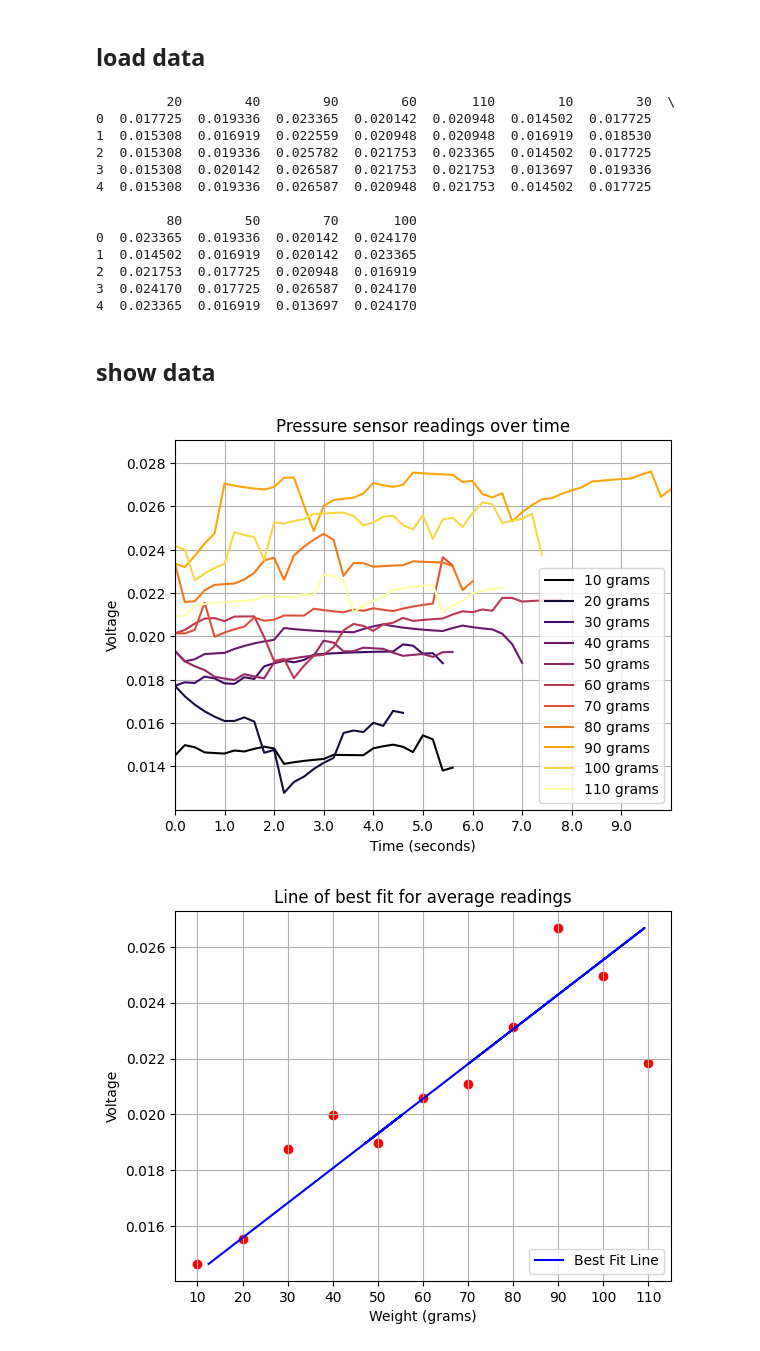
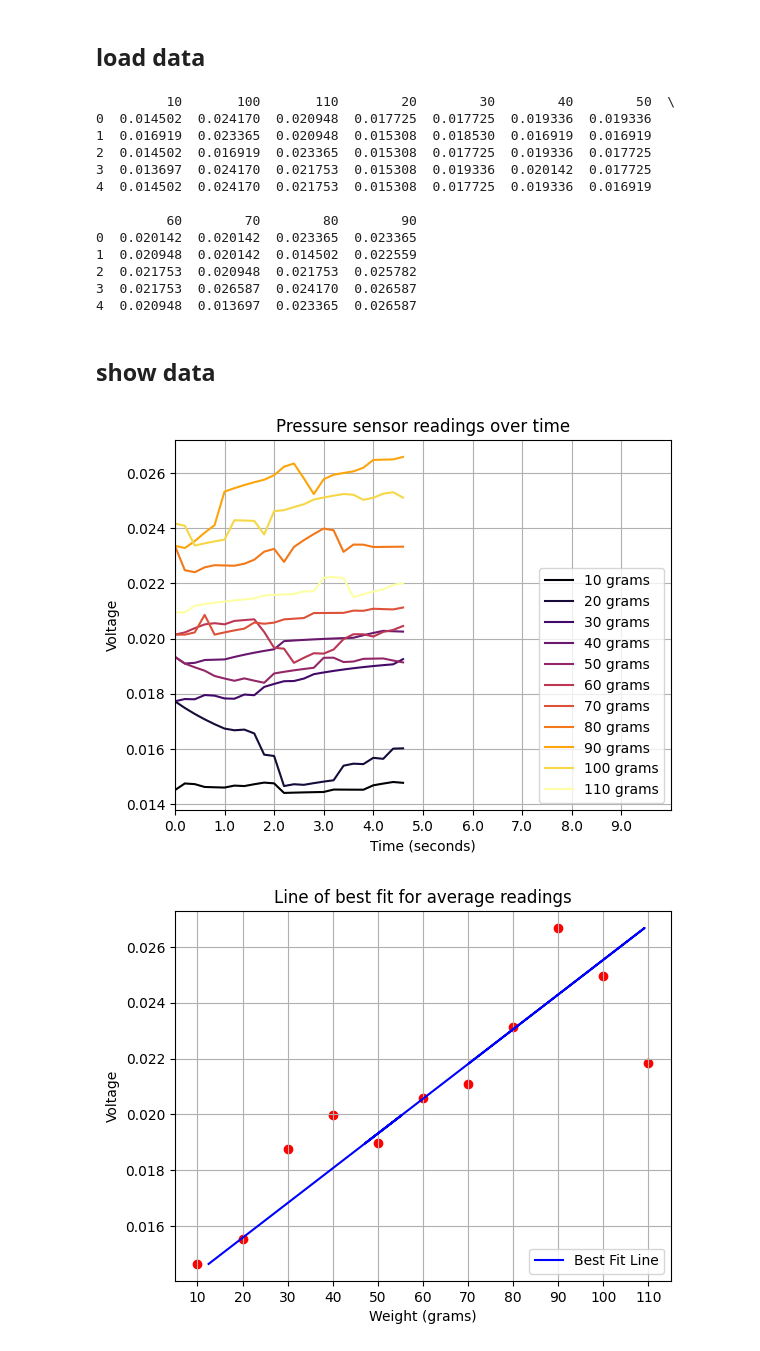
Before and after one commit to shepai/pico_weight_scales, a Jupyter notebook: Code/data vis/vis.ipynb, the cells around one changed output. Cells and saved outputs as stored; diff of their text form; code cells hidden in the pictures.

```diff
--- a/Code/data vis/vis.ipynb
+++ b/Code/data vis/vis.ipynb
@@ -6,7 +12,7 @@ import os
 # %% [markdown]
 ## load data
 # %%
-folder_path="/its/home/drs25/Documents/GitHub/pico_weight_scales/assets/data"
+folder_path=r"C:\Users\dexte\Documents\GitHub\pico_weight_scales\assets\data"
 def load_and_label_sensor_csvs(folder_path):
     all_dfs = []
 
@@ -23,47 +29,47 @@ df = load_and_label_sensor_csvs(folder_path)
 if df is not None:
     print(df.head())
 # %% [output]
-         20        40        90        60       110        10        30  \
-0  0.017725  0.019336  0.023365  0.020142  0.020948  0.014502  0.017725
-1  0.015308  0.016919  0.022559  0.020948  0.020948  0.016919  0.018530
-2  0.015308  0.019336  0.025782  0.021753  0.023365  0.014502  0.017725
-3  0.015308  0.020142  0.026587  0.021753  0.021753  0.013697  0.019336
-4  0.015308  0.019336  0.026587  0.020948  0.021753  0.014502  0.017725
+         10       100       110        20        30        40        50  \
+0  0.014502  0.024170  0.020948  0.017725  0.017725  0.019336  0.019336
+1  0.016919  0.023365  0.020948  0.015308  0.018530  0.016919  0.016919
+2  0.014502  0.016919  0.023365  0.015308  0.017725  0.019336  0.017725
+3  0.013697  0.024170  0.021753  0.015308  0.019336  0.020142  0.017725
+4  0.014502  0.024170  0.021753  0.015308  0.017725  0.019336  0.016919
 
-         80        50        70       100
-0  0.023365  0.019336  0.020142  0.024170
-1  0.014502  0.016919  0.020142  0.023365
-2  0.021753  0.017725  0.020948  0.016919
-3  0.024170  0.017725  0.026587  0.024170
-4  0.023365  0.016919  0.013697  0.024170
+         60        70        80        90
+0  0.020142  0.020142  0.023365  0.023365
+1  0.020948  0.020142  0.014502  0.022559
+2  0.021753  0.020948  0.021753  0.025782
+3  0.021753  0.026587  0.024170  0.026587
+4  0.020948  0.013697  0.023365  0.026587
 # %% [markdown]
 ## show data
 # %%
-def low_pass(data,alpha=0.8):
+def low_pass(data,alpha=0.9):
     ar=[data[0]]
-    for i in range(1,len(data)-1):
+    for i in range(1,len(data)):
         ar.append(alpha*ar[i-1] + (1-alpha)*data[i])
-    return ar
+    return np.array(ar)
 keys=list(df.keys())
 keys = sorted(keys, key=int)
 colors = plt.cm.inferno(np.linspace(0, 1, len(keys)))  # Generate colors
 X=[]
 for i in range(len(keys)):
     key=keys[i]
     plt.plot(low_pass(df[key]),label=key+" grams", color=colors[i])
     x=np.array(low_pass(df[key]))
     X.append(np.average(x[~np.isnan(x)]))
 
 plt.ylabel("Voltage")
 plt.xlim([0,50])
 plt.xticks([i for i in range(0,50,5)],[0.2*i for i in range(0,50,5)])
 plt.grid(1)
 plt.xlabel("Time (seconds)")
 plt.legend(loc="lower right")
 plt.title("Pressure sensor readings over time")
 plt.show()
 # %% [output]
-[figure, old version]
+[figure, new version]
 # %%
 X=np.array(X)
 y=np.array([i for i in range(len(X))])
```
Also changed, not shown: parts of 5 cells of this notebook.
